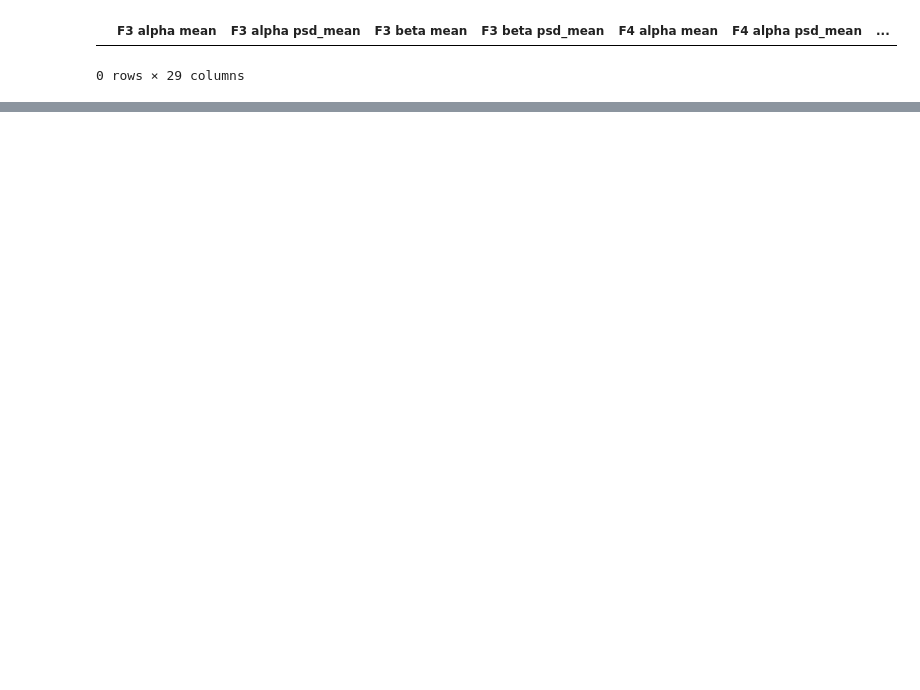
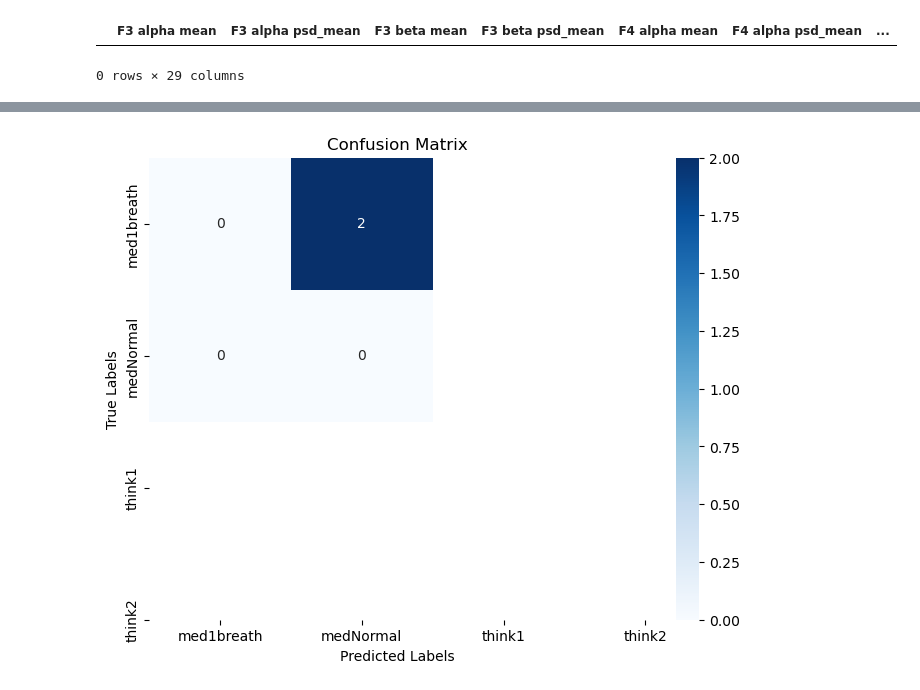
Before and after one commit to kundanrao8507/Meditation_vs_Thinking, a Jupyter notebook: Med_vs_think_N - MAIN.ipynb, the cells around one changed output, grey strips where cells are left out. Saved outputs shown, nothing was run; the diff lists cells and outputs as text; code cells hidden in the pictures; blank space fills up the shorter version.

```diff
--- a/Med_vs_think_N - MAIN.ipynb
+++ b/Med_vs_think_N - MAIN.ipynb
@@ -157,0 +148,3 @@ main_df
+# %%
+X = main_df.drop('task', axis = 1)
+y = main_df['task']
@@ -157,0 +245,20 @@ main_df
+# %%
+from sklearn.metrics import confusion_matrix
+import seaborn as sns
+import matplotlib.pyplot as plt
+
+# Assuming y_test contains true labels and predicted_labels contains predicted labels
+# These should be NumPy arrays or Python lists.
+
+# Calculate the confusion matrix
+conf_matrix = confusion_matrix(y_test, predicted_labels_encoded)
+
+# Display the confusion matrix as a heatmap
+plt.figure(figsize=(8, 6))
+sns.heatmap(conf_matrix, annot=True, fmt='d', cmap='Blues', xticklabels=class_labels, yticklabels=class_labels)
+plt.xlabel('Predicted Labels')
+plt.ylabel('True Labels')
+plt.title('Confusion Matrix')
+plt.show()
+# %% [output]
+[figure, added]
```
Also changed, not shown: parts of 10 cells of this notebook.
